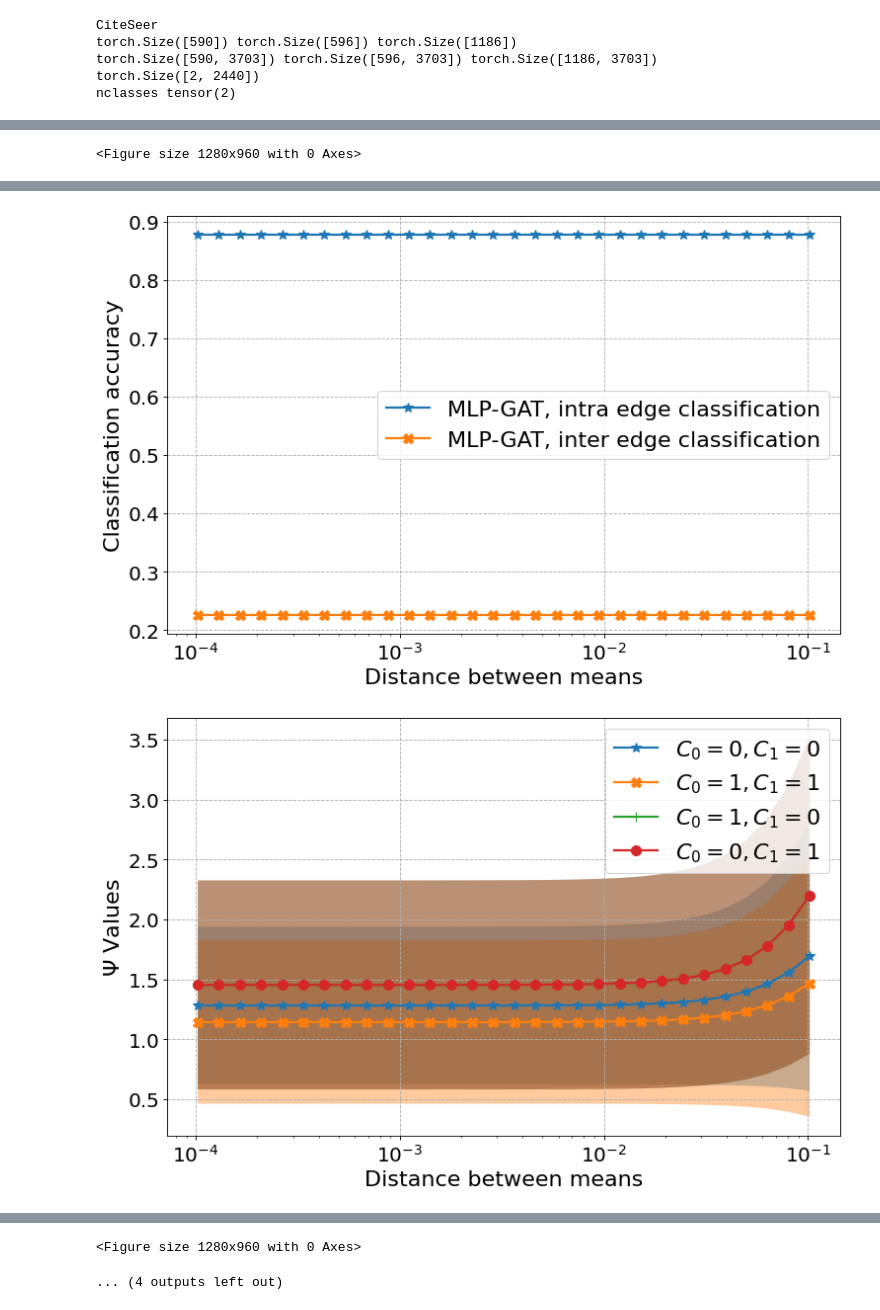
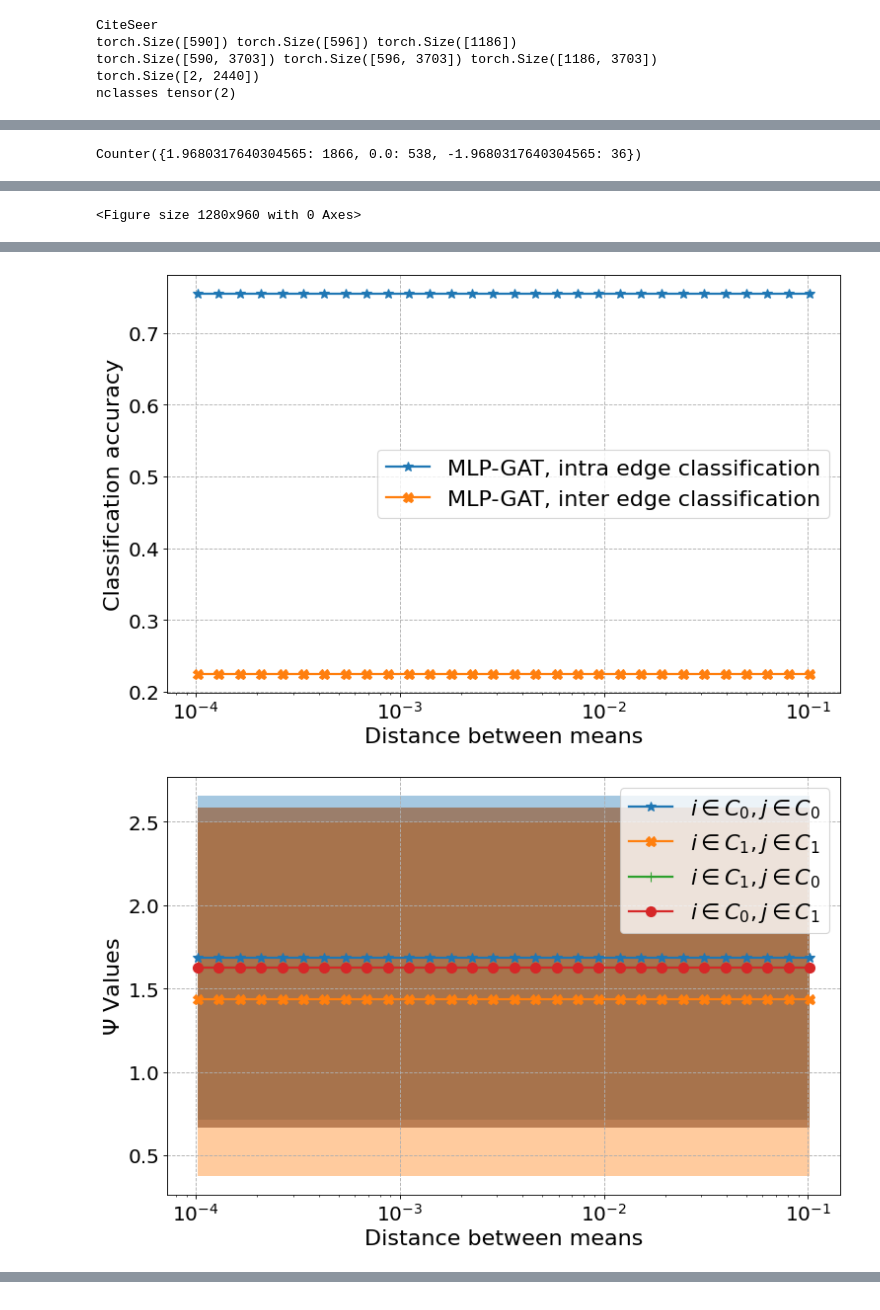
Before and after one commit to rish-16/Graph-Attention-Retrospective, a Jupyter notebook: src/gatv3_sanity_check.ipynb, the cells around one changed output, grey strips where cells are left out. Saved outputs shown, nothing was run; the diff lists cells and outputs as text; code cells hidden in the pictures.

```diff
--- a/src/gatv3_sanity_check.ipynb
+++ b/src/gatv3_sanity_check.ipynb
@@ -56,9 +56,9 @@ class Eigen2(nn.Module):
         self.k = k
 
     def forward(self, edge_idx, n, sigma):
-        lap_idx, lap_wt = get_laplacian(edge_idx, normalization="sym")
-        lap_adj = to_dense_adj(lap_idx)
-        eigenvals, eigenvecs = torch.linalg.eig(lap_adj)
+        # lap_idx, lap_wt = get_laplacian(edge_idx, normalization="sym")
+        edge_adj = to_dense_adj(edge_idx)
+        eigenvals, eigenvecs = torch.linalg.eig(edge_adj)
         top_eig = eigenvecs.squeeze(0)[:, 1:self.k+1]
         top_eig = torch.real(top_eig)
 
@@ -98,8 +98,8 @@ class Model_GATv3(torch.nn.Module):
         # p, q = get_graph_stats(e, y)
         sigma = torch.std(x)
 
-        eigen_x = self.eigen(data.edge_index, n=n, sigma=sigma)
-        x, attn_weights, pair_pred = self.conv1(x, data.edge_index, edge_attr=eigen_x, cur_mu=mu, sigma=sigma, return_attention_info=True)
+        eigen_x = self.eigen(data.edge_index, n=n, sigma=0.1)
+        x, attn_weights, pair_pred = self.conv1(x, data.edge_index, edge_attr=eigen_x, cur_mu=mu, sigma=0.1, return_attention_info=True)
 
         return x.squeeze(-1), attn_weights, pair_pred
 # %%
@@ -357,16 +344,16 @@ def my_plot(name, which_class, heads, mus, degree, intra_gamma, inter_gamma, int
 
     fig = plt.figure(figsize=(11, 7), dpi=80)
 
-    plt.plot(mus, psi_intra_attn_00, label="$C_0=0, C_1=0$", linewidth=2, linestyle="-", markersize=9, marker="*")
+    plt.plot(mus, psi_intra_attn_00, label="$i \in C_0, j \in C_0$", linewidth=2, linestyle="-", markersize=9, marker="*")
     plt.fill_between(mus, np.asarray(psi_intra_attn_00)-np.asarray(psi_intra_attn_00_std), np.asarray(psi_intra_attn_00)+np.asarray(psi_intra_attn_00_std), alpha=0.4)
 
-    plt.plot(mus, psi_intra_attn_11, label="$C_0=1, C_1=1$", linewidth=2, linestyle="-", markersize=9, marker="X")
+    plt.plot(mus, psi_intra_attn_11, label="$i \in C_1, j \in C_1$", linewidth=2, linestyle="-", markersize=9, marker="X")
     plt.fill_between(mus, np.asarray(psi_intra_attn_11)-np.asarray(psi_intra_attn_11_std), np.asarray(psi_intra_attn_11)+np.asarray(psi_intra_attn_11_std), alpha=0.4)
 
-    plt.plot(mus, psi_inter_attn_10, label="$C_0=1, C_1=0$", linewidth=2, linestyle="-", markersize=9, marker="+")
+    plt.plot(mus, psi_inter_attn_10, label="$i \in C_1, j \in C_0$", linewidth=2, linestyle="-", markersize=9, marker="+")
     plt.fill_between(mus, np.asarray(psi_inter_attn_10)-np.asarray(psi_inter_attn_10_std), np.asarray(psi_inter_attn_10)+np.asarray(psi_inter_attn_10_std), alpha=0.4)
 
-    plt.plot(mus, psi_inter_attn_01, label="$C_0=0, C_1=1$", linewidth=2, linestyle="-", markersize=9, marker="o")
+    plt.plot(mus, psi_inter_attn_01, label="$i \in C_0, j \in C_1$", linewidth=2, linestyle="-", markersize=9, marker="o")
     plt.fill_between(mus, np.asarray(psi_inter_attn_01)-np.asarray(psi_inter_attn_01_std), np.asarray(psi_inter_attn_01)+np.asarray(psi_inter_attn_01_std), alpha=0.4)
 
     plt.grid(linestyle="dashed")
@@ -384,16 +371,16 @@ def my_plot(name, which_class, heads, mus, degree, intra_gamma, inter_gamma, int
 
     fig = plt.figure(figsize=(11, 7), dpi=80)
 
-    plt.plot(mus, phi_intra_attn_00, label="$C_0=0, C_1=0$", linewidth=2, linestyle="-", markersize=9, marker="*")
+    plt.plot(mus, phi_intra_attn_00, label="$i \in C_0, j \in C_0$", linewidth=2, linestyle="-", markersize=9, marker="*")
     plt.fill_between(mus, np.asarray(phi_intra_attn_00)-np.asarray(phi_intra_attn_00_std), np.asarray(phi_intra_attn_00)+np.asarray(phi_intra_attn_00_std), alpha=0.4)
 
-    plt.plot(mus, phi_intra_attn_11, label="$C_0=1, C_1=1$", linewidth=2, linestyle="-", markersize=9, marker="X")
+    plt.plot(mus, phi_intra_attn_11, label="$i \in C_1, j \in C_1$", linewidth=2, linestyle="-", markersize=9, marker="X")
     plt.fill_between(mus, np.asarray(phi_intra_attn_11)-np.asarray(phi_intra_attn_11_std), np.asarray(phi_intra_attn_11)+np.asarray(phi_intra_attn_11_std), alpha=0.4)
 
-    plt.plot(mus, phi_inter_attn_10, label="$C_0=1, C_1=0$", linewidth=2, linestyle="-", markersize=9, marker="+")
+    plt.plot(mus, phi_inter_attn_10, label="$i \in C_1, j \in C_0$", linewidth=2, linestyle="-", markersize=9, marker="+")
     plt.fill_between(mus, np.asarray(phi_inter_attn_10)-np.asarray(phi_inter_attn_10_std), np.asarray(phi_inter_attn_10)+np.asarray(phi_inter_attn_10_std), alpha=0.4)
 
-    plt.plot(mus, phi_inter_attn_01, label="$C_0=0, C_1=1$", linewidth=2, linestyle="-", markersize=9, marker="o")
+    plt.plot(mus, phi_inter_attn_01, label="$i \in C_0, j \in C_1$", linewidth=2, linestyle="-", markersize=9, marker="o")
     plt.fill_between(mus, np.asarray(phi_inter_attn_01)-np.asarray(phi_inter_attn_01_std), np.asarray(phi_inter_attn_01)+np.asarray(phi_inter_attn_01_std), alpha=0.4)
 
     plt.grid(linestyle="dashed")
@@ -491,7 +478,8 @@ data.edge_index = new_edge_idx
 data.train_mask = new_train_mask
 data.test_mask = new_test_mask
 data.x_backup = copy.deepcopy(data.x)
-degree = torch_geometric.utils.degree(data.edge_index[1], n)
+n = data.x.size(0)
+degree = tg.utils.degree(data.edge_index[1], n)
 n_classes = data.y.max() + 1
 print ("nclasses", n_classes)
 # %% [output]
@@ -527,3 +515,13 @@ p 0.5008196721311475 q 0.49918032786885247
+# %%
+from pprint import pprint
+
+eigen = Eigen2(1)
+eigen_x = eigen(data.edge_index, data.x.size(0), data.x.std())
+from collections import Counter
+ctr = Counter(eigen_x.view(-1).tolist())
+pprint (ctr)
+# %% [output]
+Counter({1.9680317640304565: 1866, 0.0: 538, -1.9680317640304565: 36})
 # %%
 for which_class in range(n_classes):
     print("Class: ", which_class)
@@ -580,6 +578,8 @@ for which_class in range(n_classes):
     psi_inter_attn_01_std = []
     psi_inter_attn_10_std = []
 
+    everything = []
+
     heads = 2
     for head in range(heads):
         intra_gamma_.append([[],[]])
@@ -627,6 +627,15 @@ for which_class in range(n_classes):
         phi_intra_weight_00, phi_intra_weight_11, phi_idx_intra_scores, phi_inter_weight_01, phi_inter_weight_10, phi_idx_inter_scores = info_mlp_gat_scores_phi(attn_weights, idx, 0) # analyse phi scores
         psi_intra_weight_00, psi_intra_weight_11, psi_idx_intra_scores, psi_inter_weight_01, psi_inter_weight_10, psi_idx_inter_scores = info_mlp_gat_scores_psi(attn_weights, idx, 0) # analyse psi scores
 
+        everything.append(
+            [
+                np.asarray(psi_intra_weight_00).mean(),
+                np.asarray(psi_intra_weight_11).mean(),
+                np.asarray(psi_inter_weight_10).mean(),
+                np.asarray(psi_inter_weight_01).mean()
+            ]
+        )
+
         phi_intra_attn_00.append(np.asarray(phi_intra_weight_00).mean())
         phi_intra_attn_11.append(np.asarray(phi_intra_weight_11).mean())
         phi_inter_attn_01.append(np.asarray(phi_inter_weight_01).mean())
@@ -655,6 +664,10 @@ for which_class in range(n_classes):
             phi_intra_attn_00_std, phi_intra_attn_11_std, phi_inter_attn_01_std, phi_inter_attn_10_std,
             psi_intra_attn_00, psi_intra_attn_11, psi_inter_attn_01, psi_inter_attn_10,
             psi_intra_attn_00_std, psi_intra_attn_11_std, psi_inter_attn_01_std, psi_inter_attn_10_std)
+
+    print (everything)
+
+    break
 # %% [output]
 Class:  0
 mu/max(mus) tensor(0.0010, dtype=torch.float64)
@@ -680,2 +693,2 @@ Head:  0  acc intra edges:  0.8770763874053955  acc inter edges:  0.226601004600
-[figure, old version]
+[figure, new version]
-[figure, old version]
+[figure, new version]
@@ -702,2 +696,0 @@ Head:  0  acc intra edges:  0.8770763874053955  acc inter edges:  0.226601004600
-<Figure size 1280x960 with 0 Axes>
-... (4 outputs left out)
```
Also changed, not shown: parts of 3 cells of this notebook, 13 other files.
